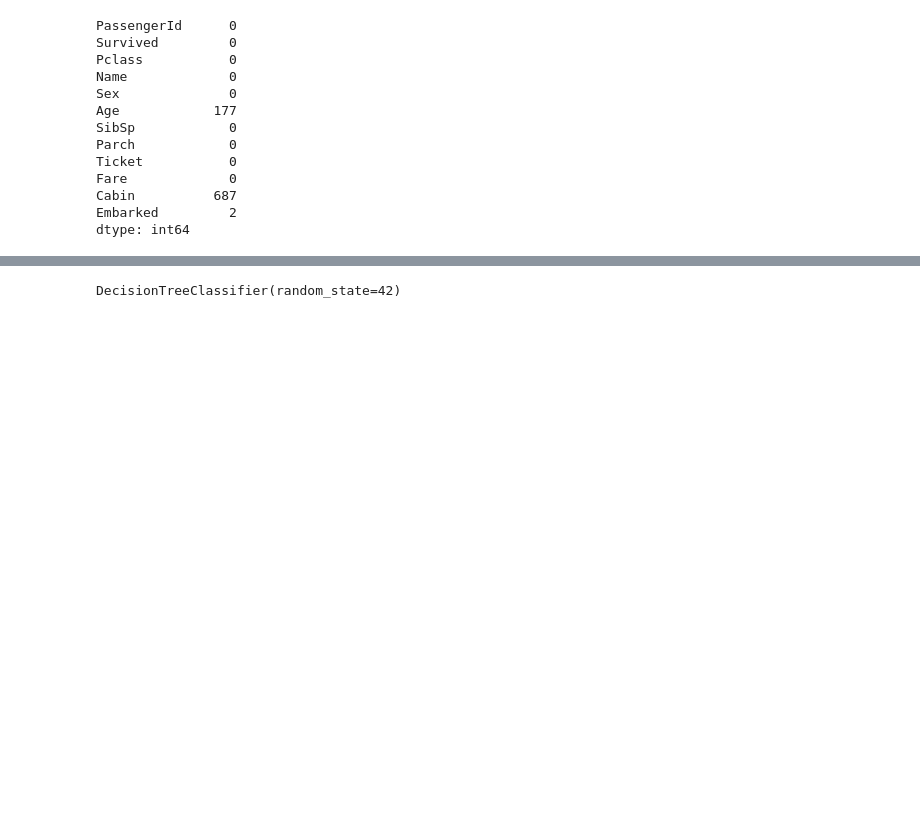
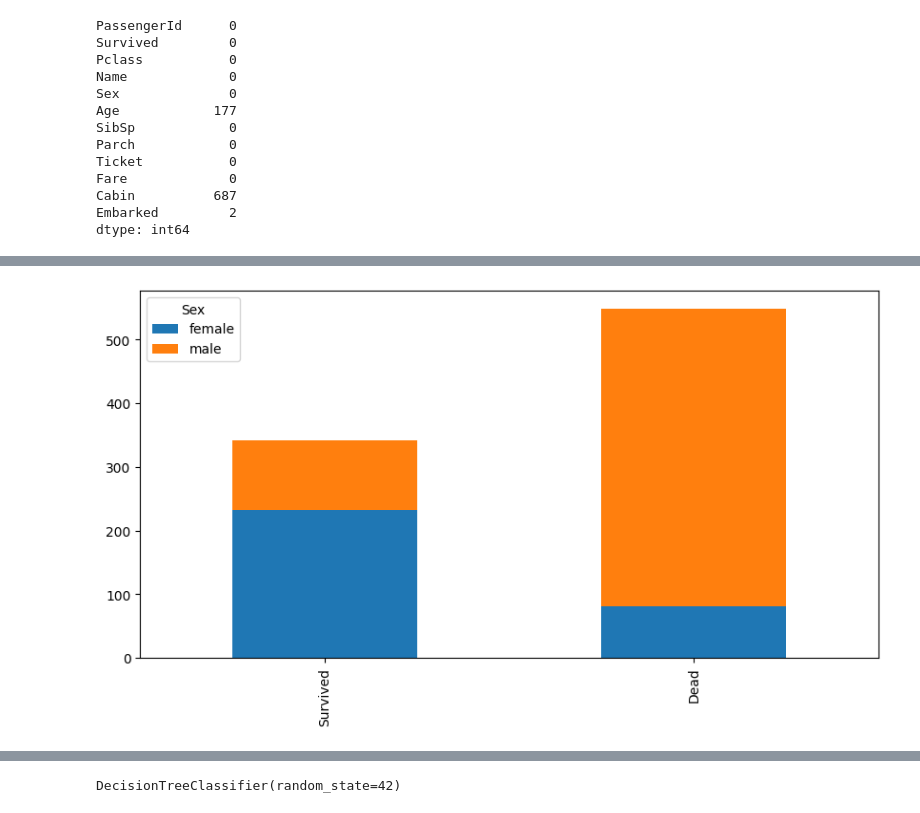
Before and after one commit to tanzirmehedi/IAB330-Applied-Internet-of-Things, a Jupyter notebook: Workshop 7/titanic.ipynb, the cells around one changed output, grey strips where cells are left out. Saved outputs shown, nothing was run; the diff lists cells and outputs as text; code cells hidden in the pictures; blank space fills up the shorter version.

```diff
--- a/Workshop 7/titanic.ipynb
+++ b/Workshop 7/titanic.ipynb
@@ -43,0 +114,11 @@ dtype: int64
+# %%
+def bar_chart(feature):
+    survived = data[data['Survived'] == 1][feature].value_counts()     # Count the occurrences of each category for the chosen feature where passengers survived
+    dead = data[data['Survived'] == 0][feature].value_counts()         # Count the occurrences of each category for the chosen feature where passengers did not survive
+    df = pd.DataFrame([survived, dead])                                # Create a DataFrame combining the counts of survived and dead passengers for the feature
+    df.index = ['Survived', 'Dead']                                    # Set custom index labels for the rows to indicate survival status
+    df.plot(kind='bar', stacked=True, figsize=(10, 5))                  # Plot a stacked bar chart to show the relationship between survival status and the feature
+# %%
+bar_chart('Sex')     # Generate a bar chart to visualize survival rates based on the 'Sex' feature
+# %% [output]
+[figure, added]
```
Also changed, not shown: parts of 130 cells of this notebook, 1 other file.
